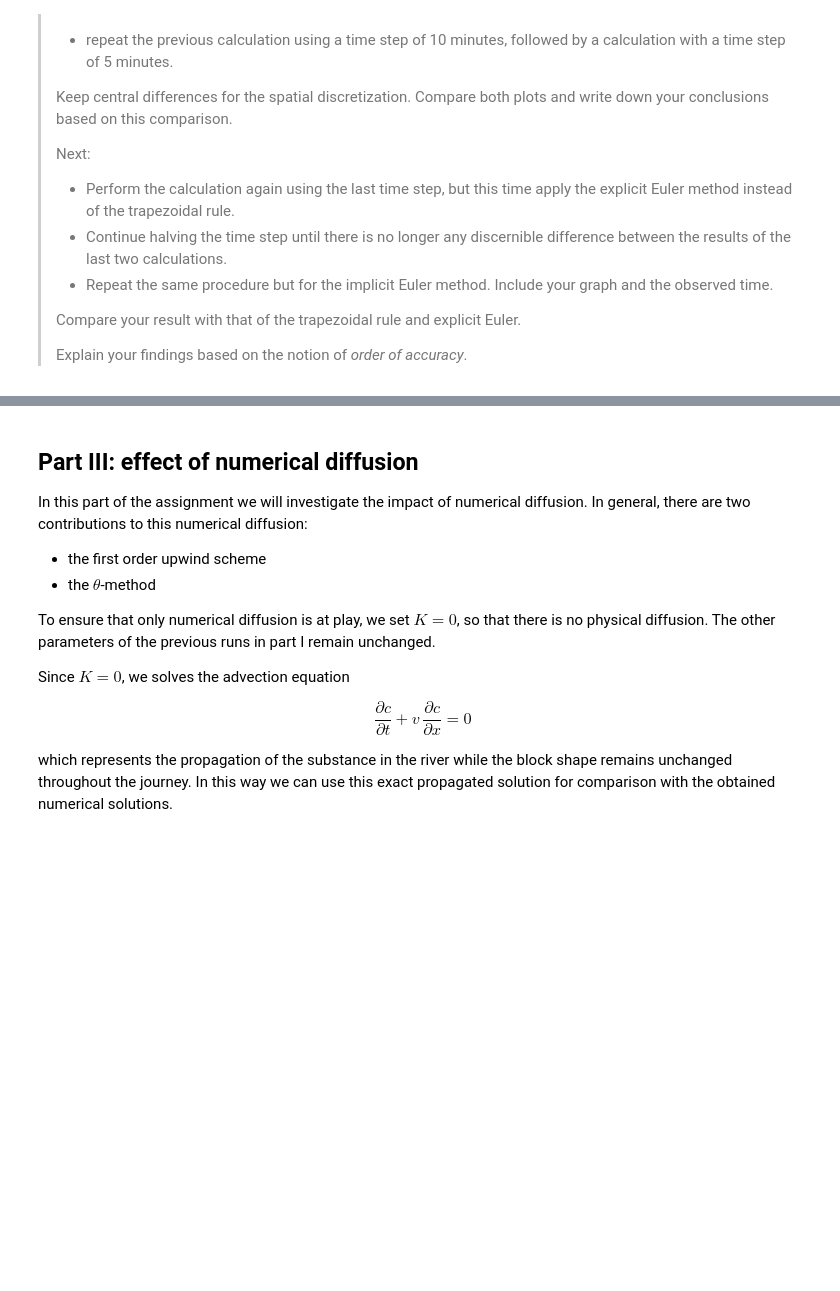
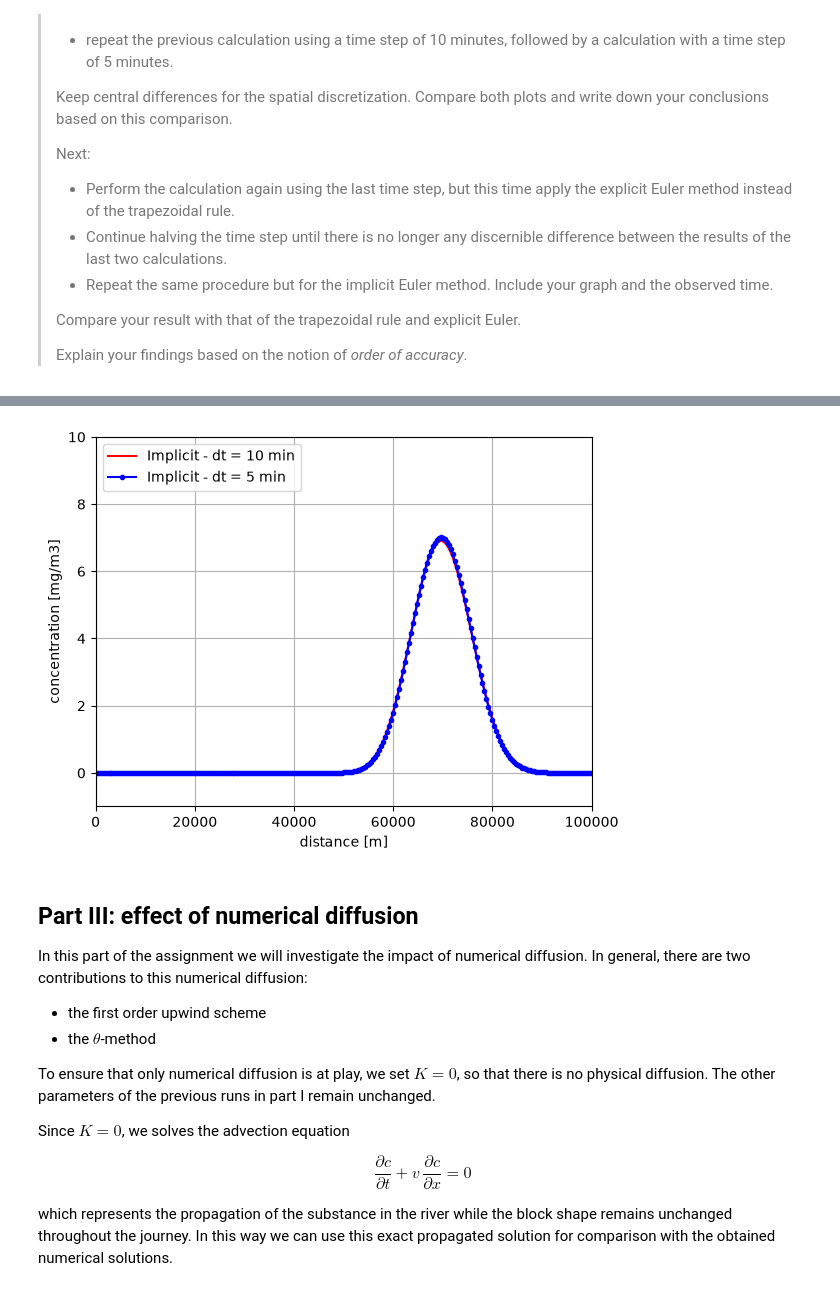
Before and after one commit to vy4syv4s/Group-Assignment-2.1, a Jupyter notebook: grp09.ipynb, the cells around one changed output, grey strips where cells are left out. Cells and saved outputs as stored; diff of their text form; code cells hidden in the pictures; blank space fills up the shorter version.

```diff
--- a/grp09.ipynb
+++ b/grp09.ipynb
@@ -312,3 +324,35 @@ plt.grid()
+# %%
+# Parameters for Task 2.1
+
+# We do the first one for you!
+dxmethod = 'central'
+dtmethod = 'theta'
+
+theta = 1
+
+dt = 75
+# replot the current result
+N= int(Tend/dt)
+c=advdiff(u,K,c0,lenD,dt,Tend,'central','theta',1)
+plt.plot(x,c[N,:],'r',label='Implicit - dt = 10 min')
+
+# reduce time step by factor 2
+dt = dt / 2
+
+# Now it's your turn!
+c=advdiff(u,K,c0,lenD,dt,Tend,'central','theta',1)
+N= int(Tend/dt)
+plt.plot(x,c[N,:],'b', marker='.',label='Implicit - dt = 5 min')
+
+
+# finalize the plot. Hint: plot them together on the same figure
+plt.axis(np.array([0,lenD,-1,10]))
+plt.xlabel('distance [m]')
+plt.ylabel('concentration [mg/m3]')
+plt.legend(loc = "upper left")
+plt.grid()
+# %% [output]
+[figure, added]
 # %% [markdown]
 ## Part III: effect of numerical diffusion
 
```
Also changed, not shown: parts of 8 cells of this notebook.
